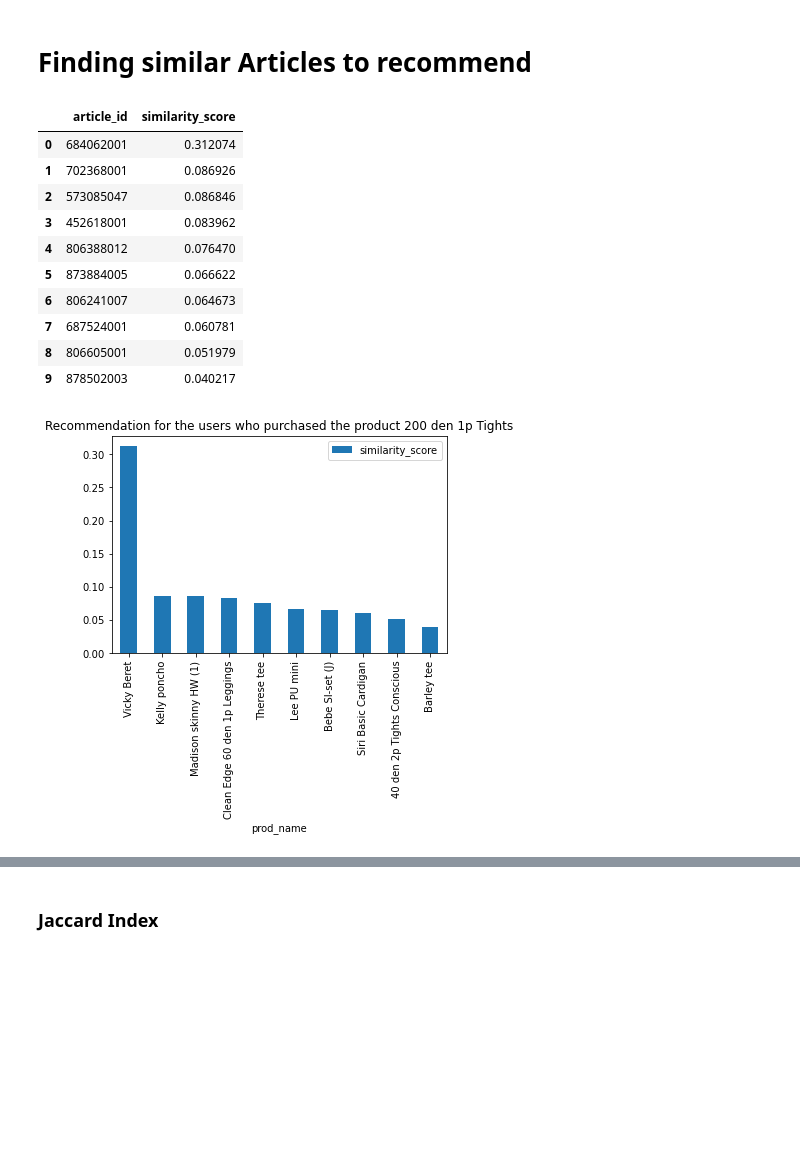
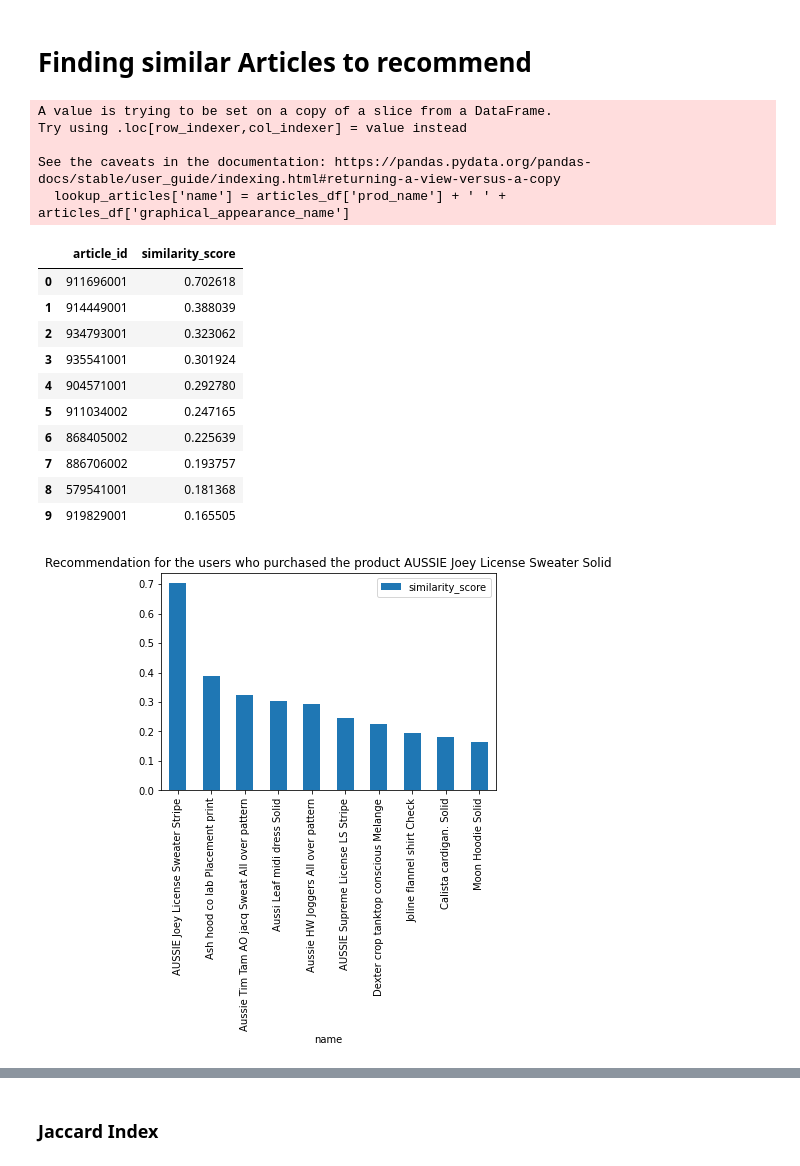
Before and after one commit to mattflaherty97/hm-sna-project, a Jupyter notebook: product_based_collaborative_filtering.ipynb, the cells around one changed output, grey strips where cells are left out. Drawn from its saved outputs; the diff is of its cells as text; code cells hidden in the pictures; blank space fills up the shorter version.

```diff
--- a/product_based_collaborative_filtering.ipynb
+++ b/product_based_collaborative_filtering.ipynb
@@ -145,29 +145,36 @@ def get_top_similar_product_hierarchies(input_article_id):
     top_10_similar_items = item_item_sim_matrix.loc[input_article_id].sort_values(ascending=False).iloc[1:11].to_frame()
     top_10_similar_items.columns = ['similarity_score']
     return top_10_similar_items
-# %%
-from IPython.display import display
-input_article_id = 111609001
-input_prod_name = articles_df[articles_df.article_id == input_article_id]['prod_name'].values[0]
-
-recommendation = get_top_similar_product_hierarchies(input_article_id)
-display(recommendation.reset_index())
-
-pd.merge(recommendation.reset_index(), articles_df[['article_id', 'prod_name']], on='article_id', how="inner")[['similarity_score', 'prod_name']].sort_values(by="similarity_score", ascending=False) \
-    .plot.bar(x="prod_name")
-plt.title(f"Recommendation for the users who purchased the product {input_prod_name}")
-plt.show()
-plt.show()
-# %% [output]
-|  | article_id | similarity_score |
-| 0 | 684062001 | 0.312074 |
-| 1 | 702368001 | 0.086926 |
-| 2 | 573085047 | 0.086846 |
-| 3 | 452618001 | 0.083962 |
-| 4 | 806388012 | 0.076470 |
-| 5 | 873884005 | 0.066622 |
-| 6 | 806241007 | 0.064673 |
-| 7 | 687524001 | 0.060781 |
-| 8 | 806605001 | 0.051979 |
-| 9 | 878502003 | 0.040217 |
-[figure, removed]
+# %%
+from IPython.display import display
+input_article_id = 911696002
+input_prod_name = articles_df[articles_df.article_id == input_article_id]['prod_name'].values[0] + ' ' + articles_df[articles_df.article_id == input_article_id]['graphical_appearance_name'].values[0]
+
+lookup_articles = articles_df[['article_id', 'prod_name']]
+lookup_articles['name'] = articles_df['prod_name'] + ' ' + articles_df['graphical_appearance_name']
+
+recommendation = get_top_similar_product_hierarchies(input_article_id)
+display(recommendation.reset_index())
+
+pd.merge(recommendation.reset_index(), lookup_articles, on='article_id', how="inner")[['similarity_score', 'name']].sort_values(by="similarity_score", ascending=False) \
+    .plot.bar(x="name")
+plt.title(f"Recommendation for the users who purchased the product {input_prod_name}")
+plt.show()
+# %% [output]
+A value is trying to be set on a copy of a slice from a DataFrame.
+Try using .loc[row_indexer,col_indexer] = value instead
+
+See the caveats in the documentation: https://pandas.pydata.org/pandas-docs/stable/user_guide/indexing.html#returning-a-view-versus-a-copy
+  lookup_articles['name'] = articles_df['prod_name'] + ' ' + articles_df['graphical_appearance_name']
+|  | article_id | similarity_score |
+| 0 | 911696001 | 0.702618 |
+| 1 | 914449001 | 0.388039 |
+| 2 | 934793001 | 0.323062 |
+| 3 | 935541001 | 0.301924 |
+| 4 | 904571001 | 0.292780 |
+| 5 | 911034002 | 0.247165 |
+| 6 | 868405002 | 0.225639 |
+| 7 | 886706002 | 0.193757 |
+| 8 | 579541001 | 0.181368 |
+| 9 | 919829001 | 0.165505 |
+[figure, added]
```
Also changed, not shown: parts of 3 cells of this notebook.
